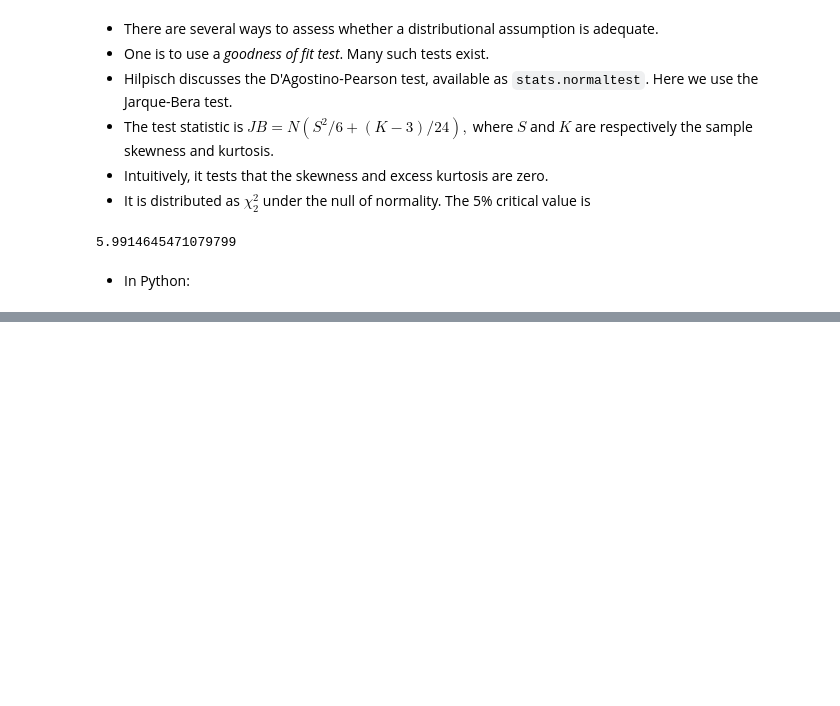
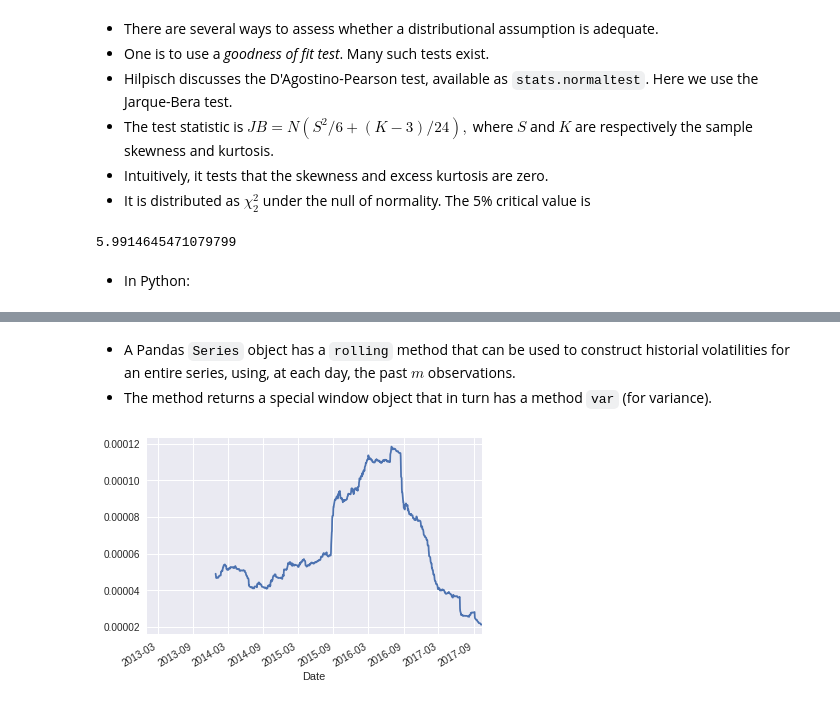
Before and after one commit to s-broda/ComputationalFinance, a Jupyter notebook: slides/week3.ipynb, the cells around one changed output, grey strips where cells are left out. Saved outputs shown, nothing was run; the diff lists cells and outputs as text; code cells hidden in the pictures; blank space fills up the shorter version.

```diff
--- a/slides/week3.ipynb
+++ b/slides/week3.ipynb
@@ -80,3 +79,10 @@ plt.close()
   * Volatility clustering
 
 * These need to be taken into account when creating VaR forecasts.
+# %%
+import pandas as pd
+import pandas_datareader.data as web
+p=web.DataReader("^GSPC", 'yahoo', start='1/1/2013', end='10/12/2017')['Adj Close']
+r=np.log(p)-np.log(p).shift(1)
+r.name='Return'
+r=r[1:] #remove first observation (NaN)
@@ -279,0 +291,8 @@ sig.plot();
+# %% [markdown]
+* A Pandas `Series` object has a `rolling` method that can be used to construct historial volatilities for an entire series, using, at each day, the past $m$ observations.
+* The method returns a special window object that in turn has a method `var` (for variance).
+# %%
+sig2_hist=r.rolling(window=250).var()
+sig2_hist.plot();
+# %% [output]
+[figure, added]
```
Also changed, not shown: parts of 29 cells of this notebook, 9 other files.
